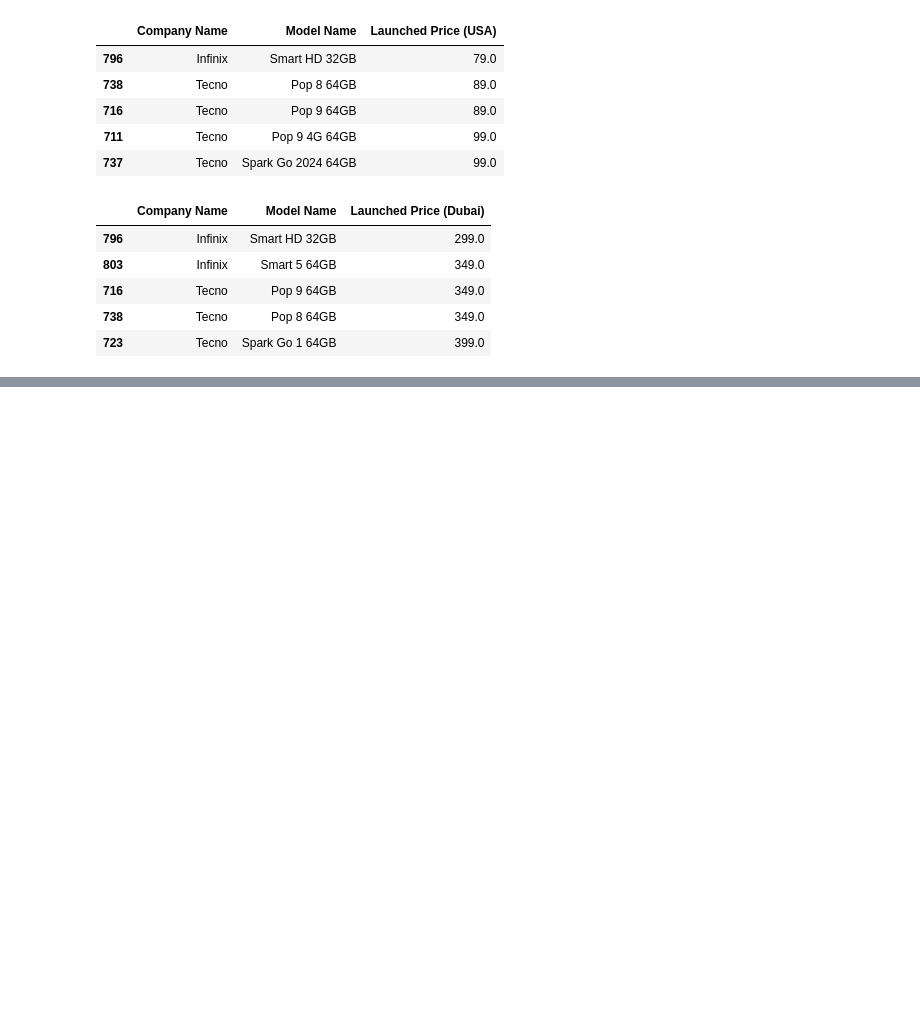
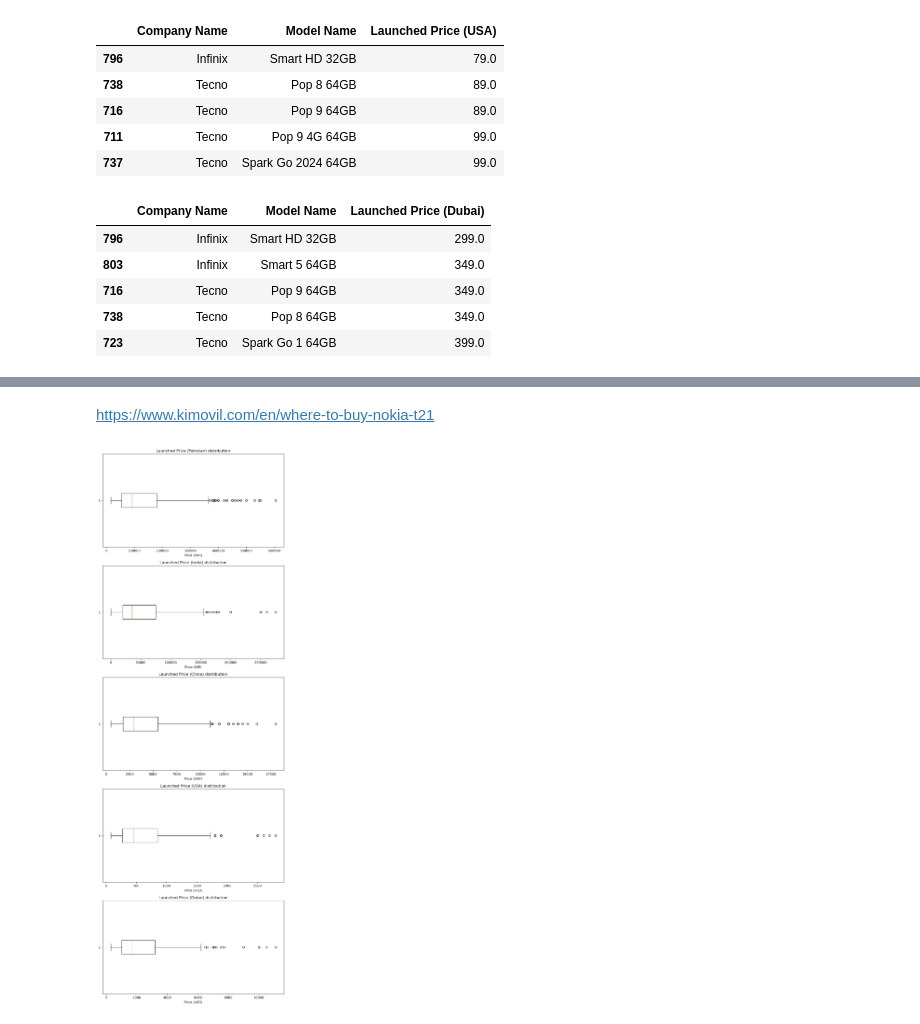
Before and after one commit to LauraPiraneque/mobile_prices_analysis, a Jupyter notebook: mobiles_analysis.ipynb, the cells around one changed output, grey strips where cells are left out. Saved outputs shown, nothing was run; the diff lists cells and outputs as text; code cells hidden in the pictures; blank space fills up the shorter version.

Commit message:
Price analysis per country added

```diff
--- a/mobiles_analysis.ipynb
+++ b/mobiles_analysis.ipynb
@@ -140,3 +141,12 @@ mobile_dataset.head()
 | 2 | Apple | iPhone 16 512GB | 174g | 6GB | 12MP | 48MP | A17 Bionic | ... |
 | 3 | Apple | iPhone 16 Plus 128GB | 203g | 6GB | 12MP | 48MP | A17 Bionic | ... |
 | 4 | Apple | iPhone 16 Plus 256GB | 203g | 6GB | 12MP | 48MP | A17 Bionic | ... |
+# %%
+dollar_convertion = [(9, 0.0036), (10, 0.012), (11, 0.14), (13, 0.27)]
+
+for col, conv in dollar_convertion:
+    column_name = mobile_dataset.columns[col]
+    mobile_dataset[f'{column_name} to USD'] = mobile_dataset[column_name].apply(
+        lambda x: x*conv)
+
+mobile_dataset.head()
@@ -297,0 +338,19 @@ for col in mobile_dataset.columns[9:14]:
+# %%
+mobile_dataset.loc[685, 'Launched Price (USA)'] = 396.22
+# %% [markdown]
+https://www.kimovil.com/en/where-to-buy-nokia-t21
+# %%
+gs = gridspec.GridSpec(5, 1)
+fig = plt.figure(figsize=(10, 30))
+
+for col in np.arange(0, 5):
+    column_name = mobile_dataset.columns[col + 9]
+    ax = fig.add_subplot(gs[col, 0])
+    ax.boxplot(mobile_dataset[column_name], vert=False)
+    ax.set_title(f'{column_name} distribution')
+    ax.set_xlabel(f'Price ({currency_abbreviation[col]})')
+
+
+plt.show()
+# %% [output]
+[figure, added]
```
Also changed, not shown: parts of 7 cells of this notebook.
